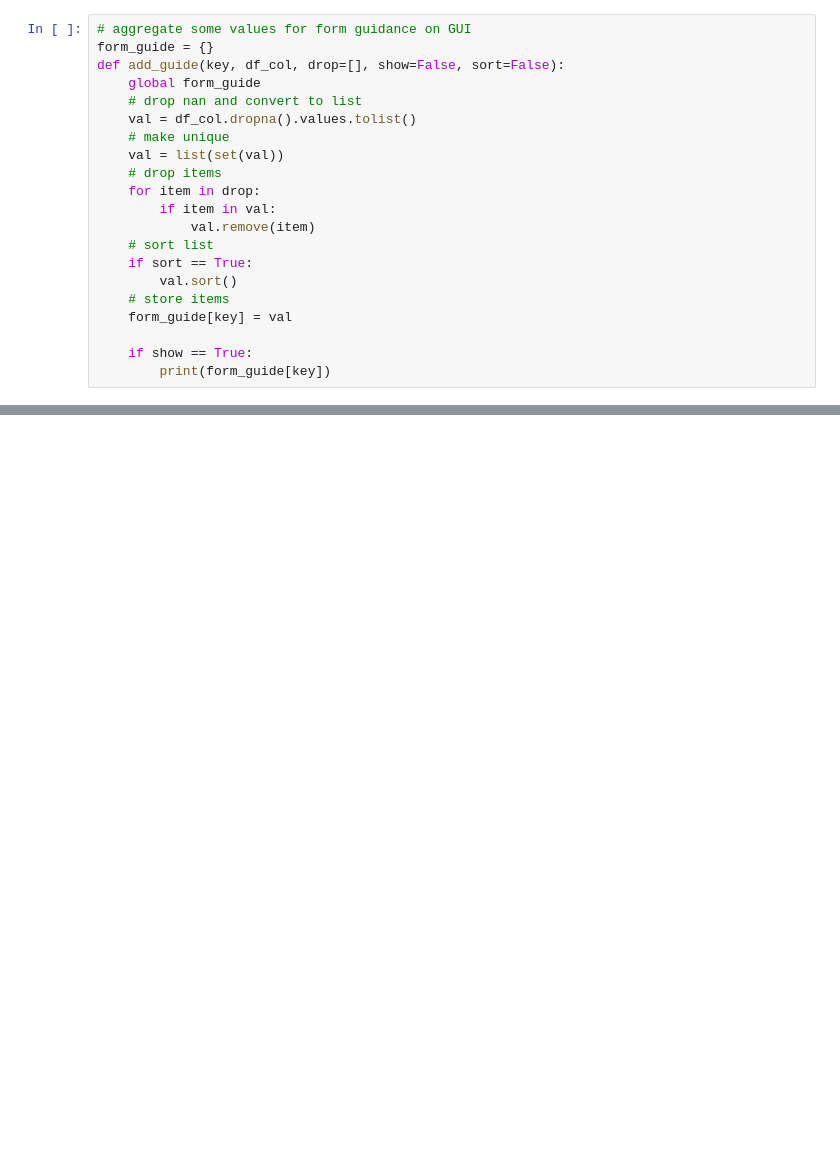
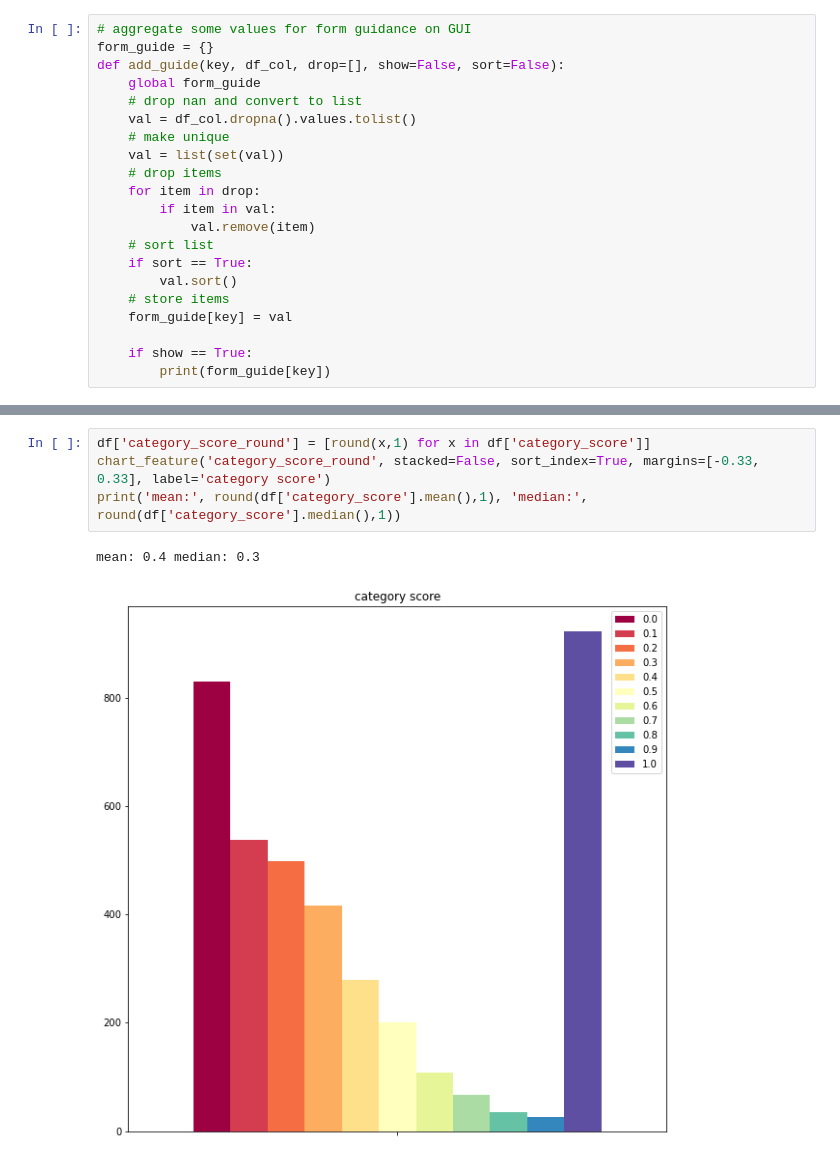
Before and after one commit to pepe-io/usecase2mlalg, a Jupyter notebook: scripts/91_visualize_collected_data.ipynb, the cells around one changed output, grey strips where cells are left out. Cells and saved outputs as stored; diff of their text form; blank space fills up the shorter version.

```diff
--- a/scripts/91_visualize_collected_data.ipynb
+++ b/scripts/91_visualize_collected_data.ipynb
@@ -427,0 +211,7 @@ chart_feature('runtime_cat_round', stacked=False, sort_index=True, truncate=60,
+# %%
+df['category_score_round'] = [round(x,1) for x in df['category_score']]
+chart_feature('category_score_round', stacked=False, sort_index=True, margins=[-0.33, 0.33], label='category score')
+print('mean:', round(df['category_score'].mean(),1), 'median:', round(df['category_score'].median(),1))
+# %% [output]
+mean: 0.4 median: 0.3
+[figure, added]
```
Also changed, not shown: parts of 60 cells of this notebook, 10 other files.
